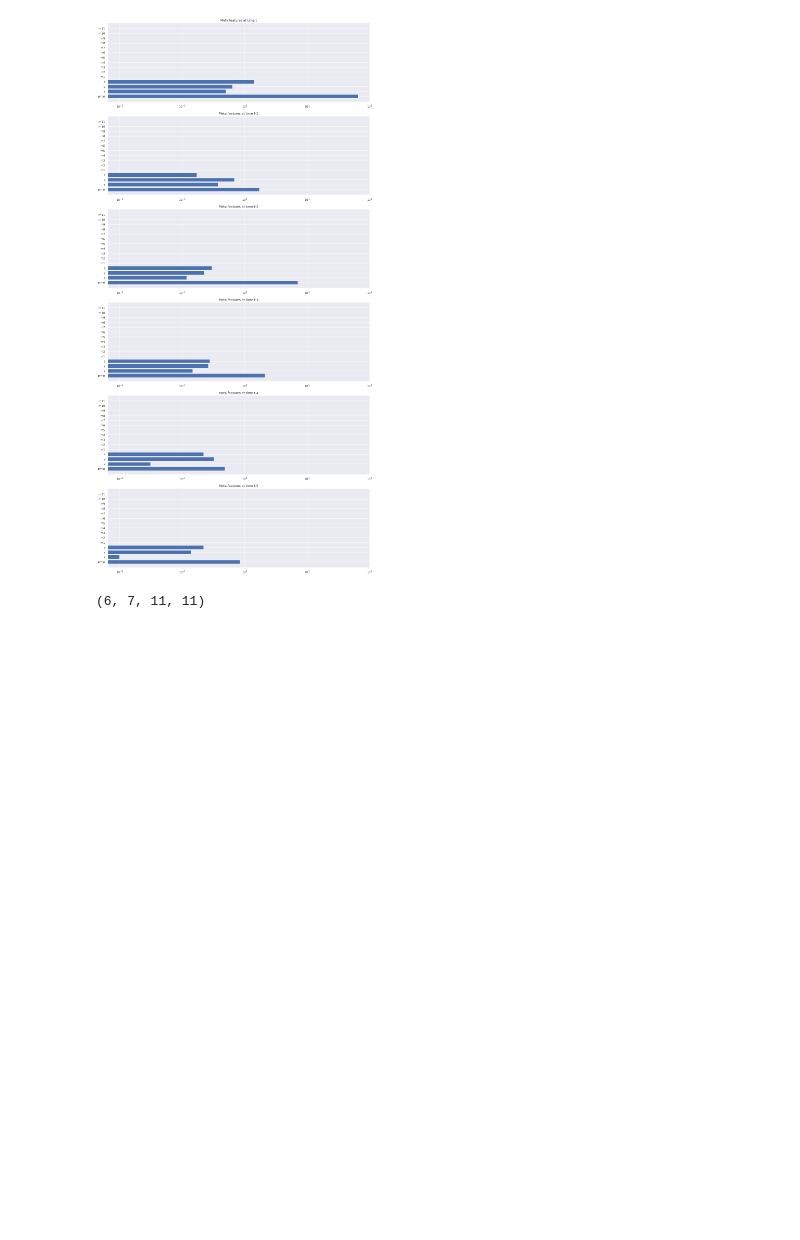
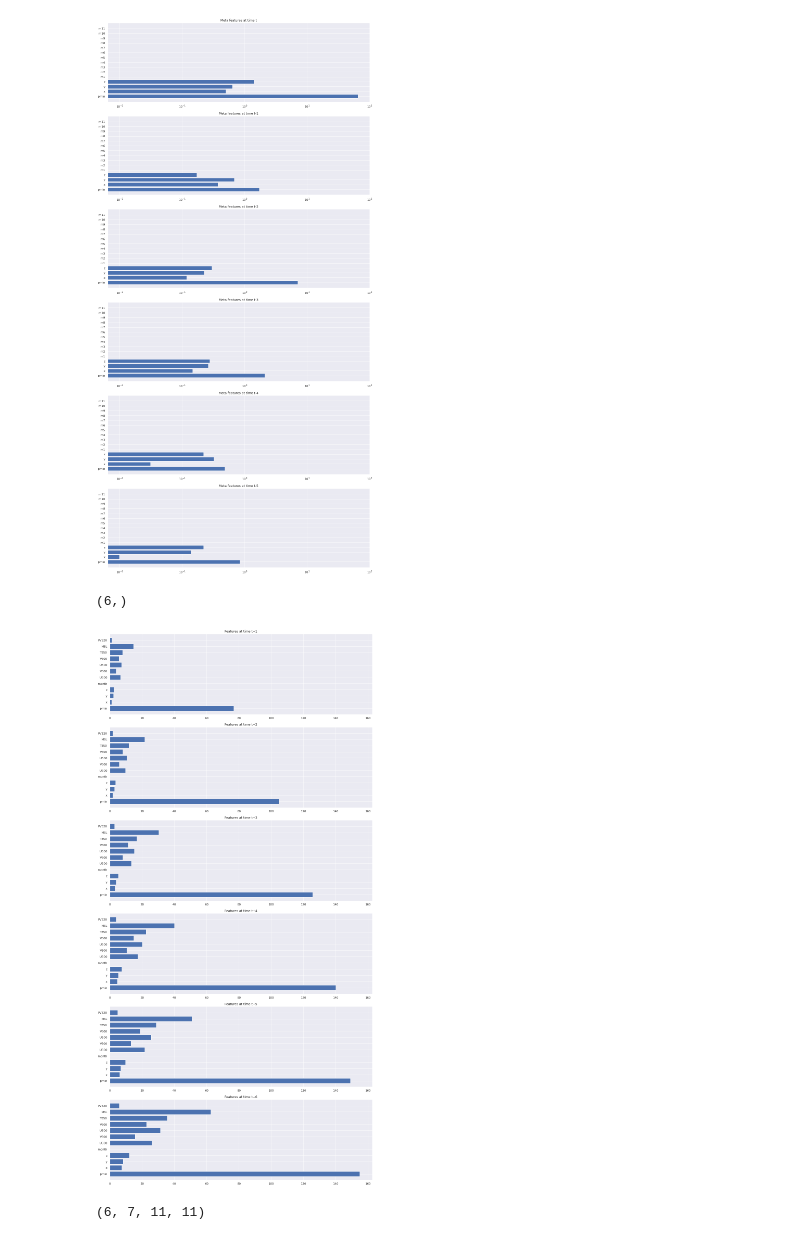
Before and after one commit to EvelynQIN/cyclone-intensity-prediction-2022, a Jupyter notebook: conda_env_init.ipynb, the cells around one changed output. Saved outputs shown, nothing was run; the diff lists cells and outputs as text; code cells hidden in the pictures; blank space fills up the shorter version.

```diff
--- a/conda_env_init.ipynb
+++ b/conda_env_init.ipynb
@@ -322,6 +424,78 @@ plt.tight_layout()
 plt.show()
 # %% [output]
 [figure]
+# %%
+get_agg_shap_for_timestep(0, shap_abs).shape
+# %% [output]
+(6,)
+# %%
+# get all features
+def get_agg_shap_for_timestep(timestep, shap_abs):
+
+  sum_0 = np.sum(shap_abs[timestep],axis=0) # contribution to the prediction of t+1
+
+  # agg all month encoding into one feature
+  sum_0_meta = np.concatenate((sum_0[:, :4],np.sum(sum_0[:, 4:15], axis = 1).reshape(-1, 1)), axis = 1)
+
+  # get ra feature importance of each timestep
+  sum_0_ra = sum_0[:, 15:].reshape(-1, 7, 11, 11)
+
+  # concat each ra grid into one feature
+  sum_0_ra_concat = np.sum(np.sum(sum_0[:, 15:].reshape(-1, 7, 11, 11), axis = 2), axis = 2) # dim 6*7
+
+  sum_0_all_features = np.concatenate((sum_0_meta, sum_0_ra_concat), axis = 1)
+
+  # agg over all 6 timesteps
+  sum_0_all_features = np.sum(sum_0_all_features, axis = 0)
+
+  return sum_0_all_features
+
+
+f_names = ['pmin', 'x', 'y', 'z', 'month', 'U300', 'V300', 'U500', 'V500', 'T850', 'MSL', 'PV320']
+x_pos = [i for i, _ in enumerate(f_names)]
+
+fig = plt.figure(figsize=(15, 30))
+plt1 = fig.add_subplot(611)
+plt1.barh(x_pos,get_agg_shap_for_timestep(0, shap_abs))
+plt1.set_yticks(x_pos)
+plt1.set_yticklabels(f_names)
+plt1.set_title("Features at time t+1")
+
+plt2 = fig.add_subplot(612,sharex=plt1)
+plt2.barh(x_pos,get_agg_shap_for_timestep(1, shap_abs))
+plt2.set_yticks(x_pos)
+plt2.set_yticklabels(f_names)
+plt2.set_title("Features at time t+2")
+
+plt2 = fig.add_subplot(613,sharex=plt1)
+plt2.barh(x_pos,get_agg_shap_for_timestep(2, shap_abs))
+plt2.set_yticks(x_pos)
+plt2.set_yticklabels(f_names)
+plt2.set_title("Features at time t+3")
+
+plt2 = fig.add_subplot(614,sharex=plt1)
+plt2.barh(x_pos,get_agg_shap_for_timestep(3, shap_abs))
+plt2.set_yticks(x_pos)
+plt2.set_yticklabels(f_names)
+plt2.set_title("Features at time t+4")
+
+plt2 = fig.add_subplot(615,sharex=plt1)
+plt2.barh(x_pos,get_agg_shap_for_timestep(4, shap_abs))
+plt2.set_yticks(x_pos)
+plt2.set_yticklabels(f_names)
+plt2.set_title("Features at time t+5")
+
+plt2 = fig.add_subplot(616,sharex=plt1)
+plt2.barh(x_pos,get_agg_shap_for_timestep(5, shap_abs))
+plt2.set_yticks(x_pos)
+plt2.set_yticklabels(f_names)
+plt2.set_title("Features at time t+6")
+#plt2.set_xscale('log')
+
+plt.tight_layout()
+plt.show()
+# %% [output]
+[figure, added]
 # %%
 # plot the ra feature importance of each timestep
 sum_0_ra = sum_0[:, 15:].reshape(-1, 7, 11, 11)
```
Also changed, not shown: parts of 10 cells of this notebook, 7 other files.
